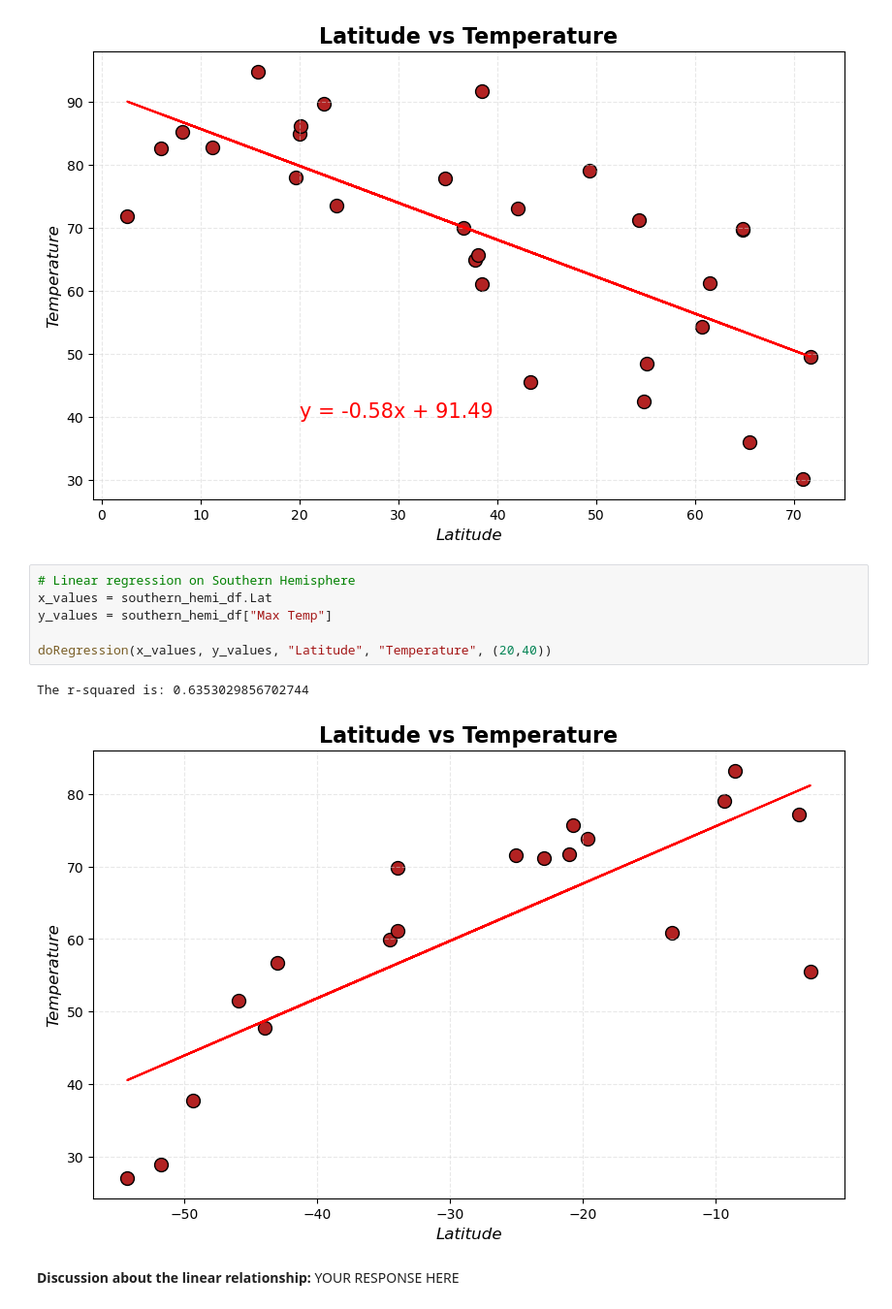
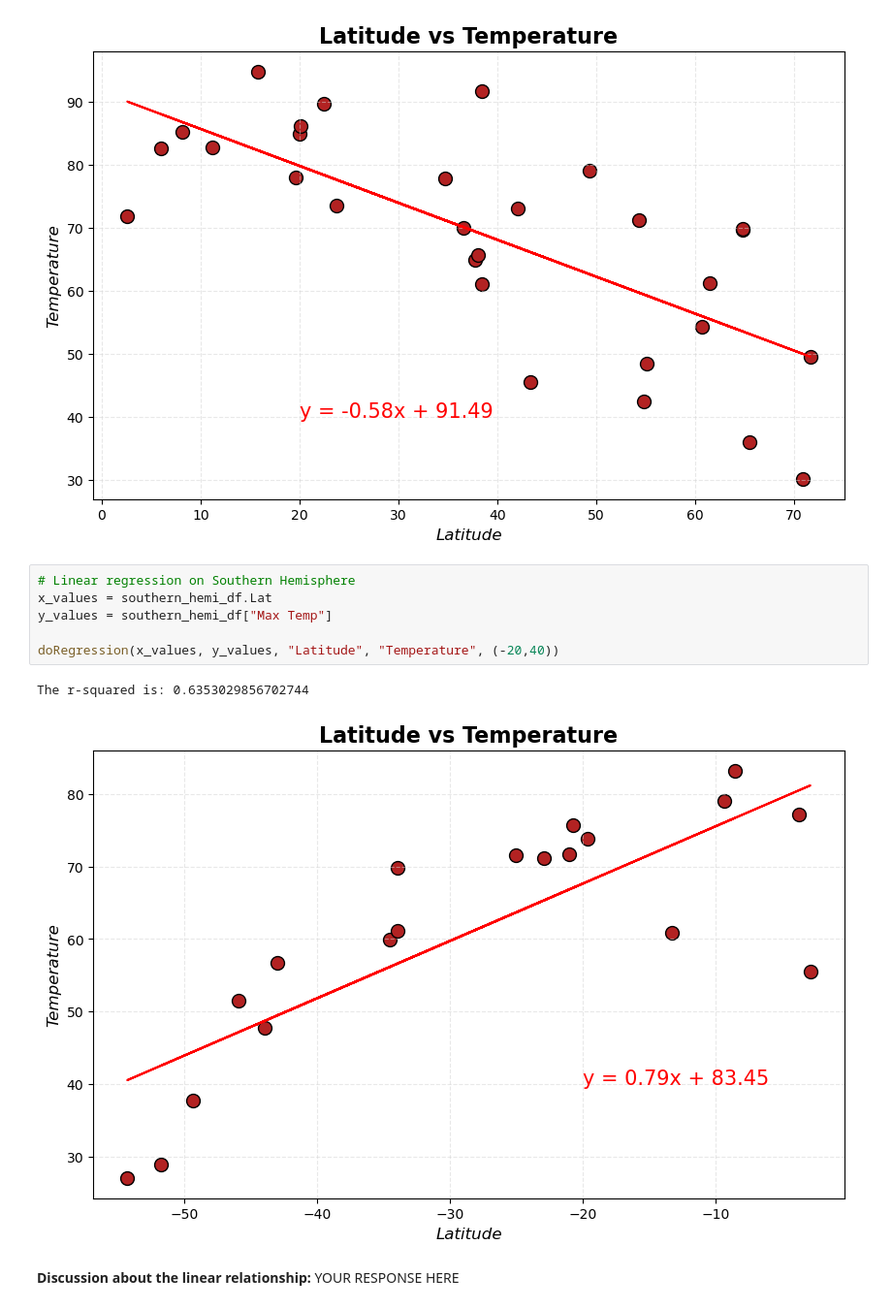
Before and after one commit to ajmonte0920/06_da_jun2024_hw_6_python-api-challenge, a Jupyter notebook: WeatherPy/WeatherPy.ipynb, the cells around one changed output. Shown at 97% size. Drawn from its saved outputs; the diff is of its cells as text.

```diff
--- a/WeatherPy/WeatherPy.ipynb
+++ b/WeatherPy/WeatherPy.ipynb
@@ -418,12 +418,12 @@ The r-squared is: 0.518676023663837
 # %%
 # Linear regression on Southern Hemisphere
 x_values = southern_hemi_df.Lat
 y_values = southern_hemi_df["Max Temp"]
 
-doRegression(x_values, y_values, "Latitude", "Temperature", (20,40))
+doRegression(x_values, y_values, "Latitude", "Temperature", (-20,40))
 # %% [output]
 The r-squared is: 0.6353029856702744
-[figure, old version]
+[figure, new version]
 # %% [markdown]
 **Discussion about the linear relationship:** YOUR RESPONSE HERE
 # %% [markdown]
```
